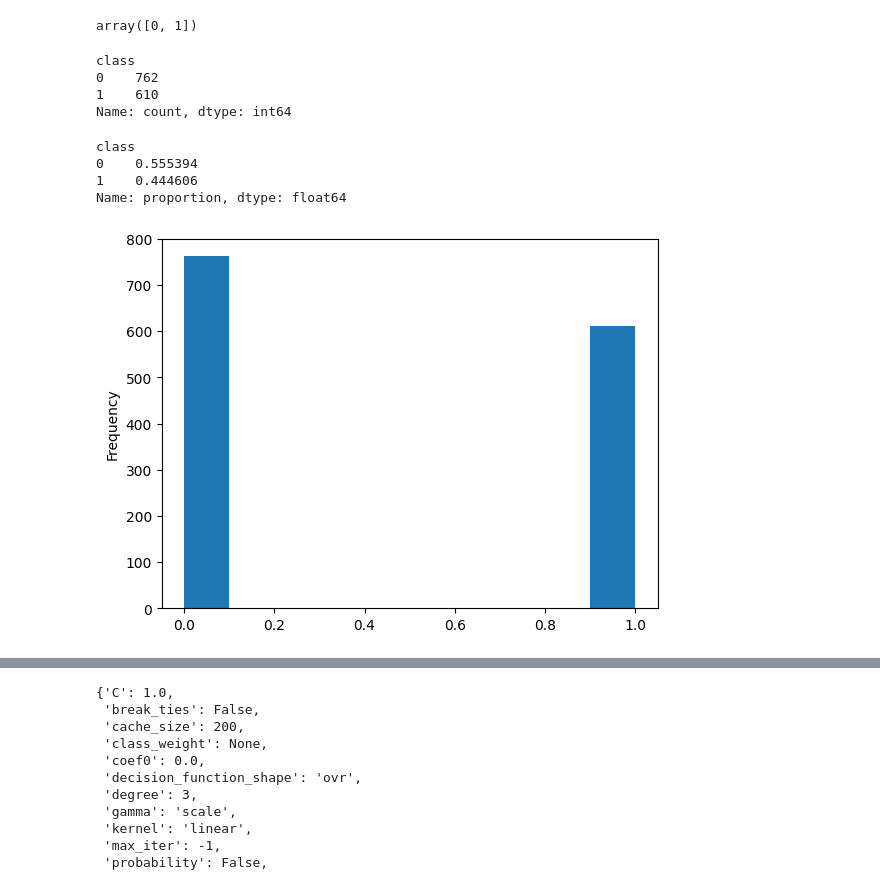
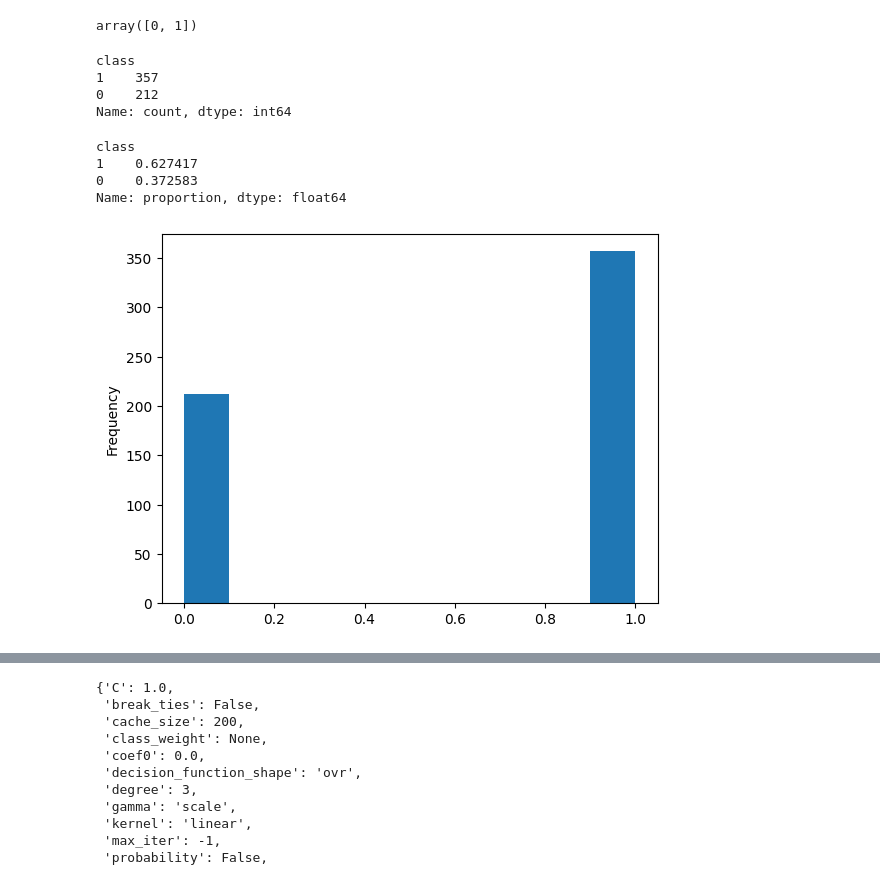
Before and after one commit to caesaretos/svm-fhe, a Jupyter notebook: python/svm-linear-pipeline.ipynb, the cells around one changed output, grey strips where cells are left out. Cells and saved outputs as stored; diff of their text form; code cells hidden in the pictures.

Commit message:
checkpoint for svm poly wiscon dataset - not working yet

```diff
--- a/python/svm-linear-pipeline.ipynb
+++ b/python/svm-linear-pipeline.ipynb
@@ -6,13 +6,10 @@ import pandas as pd
 import numpy as np
 import sklearn
 
-#data_link = "https://archive.ics.uci.edu/dataset/17/breast+cancer+wisconsin+diagnostic"
-#col_names = ["variance", "skewness", "curtosis", "entropy", "class"]
-
-#bankdata = pd.read_csv(data_link, names=col_names, sep=",", header=None)
 from sklearn.datasets import load_breast_cancer
-cancer = load_breast_cancer()
-X = cancer.data
-y = cancer.target
-cancer.head()
+cancerSKLearnDataset = load_breast_cancer()
+cancerdata = pd.DataFrame(data=cancerSKLearnDataset.data,
+                  columns=cancerSKLearnDataset.feature_names)
+cancerdata['class'] = cancerSKLearnDataset.target
+cancerdata.head()
 # %% [output]
@@ -22,21 +25,21 @@ bankdata['class'].unique()
 # %% [output]
 array([0, 1])
 # %%
-bankdata['class'].value_counts()
+cancerdata['class'].value_counts()
 # %% [output]
 class
-0    762
-1    610
+1    357
+0    212
 Name: count, dtype: int64
 # %%
-bankdata['class'].value_counts(normalize=True)
+cancerdata['class'].value_counts(normalize=True)
 # %% [output]
 class
-0    0.555394
-1    0.444606
+1    0.627417
+0    0.372583
 Name: proportion, dtype: float64
 # %%
-bankdata['class'].plot.hist();
+cancerdata['class'].plot.hist();
 # %% [output]
-[figure, old version]
+[figure, new version]
 # %%
```
Also changed, not shown: parts of 13 cells of this notebook, 9 other files.
